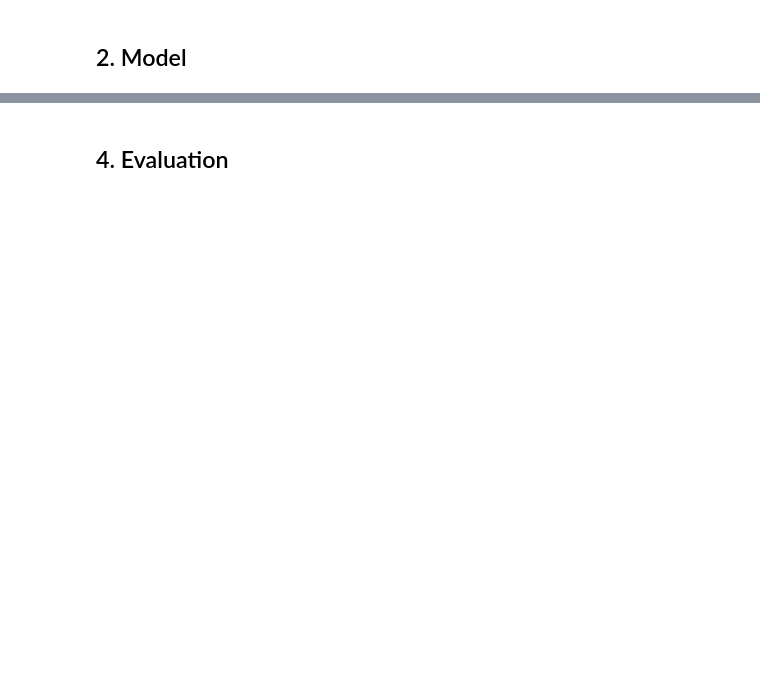
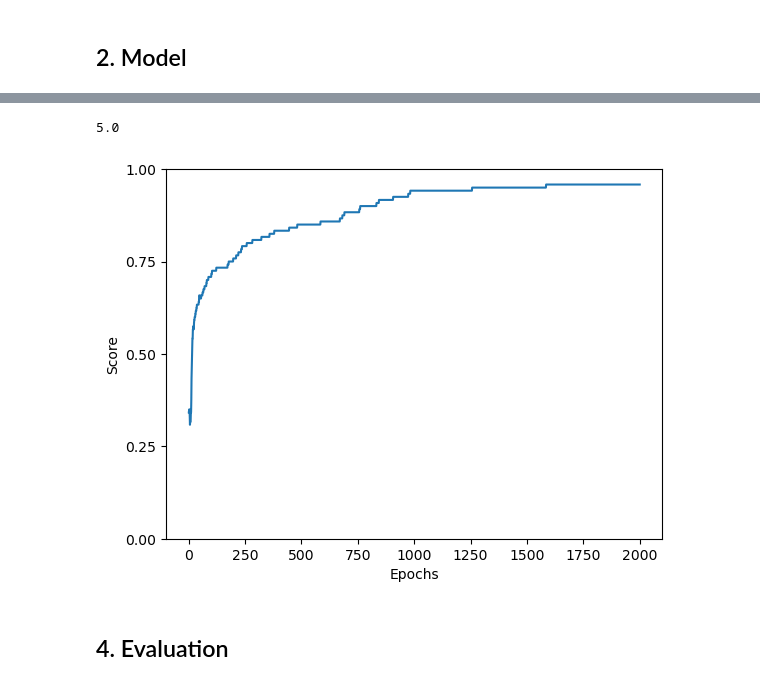
Before and after one commit to OmriGruman/intro-to-machine-learning, a Jupyter notebook: multiclass_logistic_regression/multiclass-logistic_regression.ipynb, the cells around one changed output, grey strips where cells are left out. Drawn from its saved outputs; the diff is of its cells as text; code cells hidden in the pictures; blank space fills up the shorter version.

Commit message:
Finish gradient + fit model on Iris dataset

```diff
--- a/multiclass_logistic_regression/multiclass-logistic_regression.ipynb
+++ b/multiclass_logistic_regression/multiclass-logistic_regression.ipynb
@@ -54,36 +213,45 @@ def sigmoid(z):
+# %%
+def softmax(X):
+    return np.exp(X) / np.exp(X).sum(axis=1, keepdims=True)
 # %%
 class LogisticRegression:
 
-    def fit(self, X, y, lr=1e-1, epochs=10):
+    def fit(self, X, y, lr=1e-2, epochs=1000):
+
+        # Dimentions
+        num_classes = len(np.unique(y))
+        num_samples, num_features = X.shape
 
         # Initialize random weights
-        self.weights = np.random.standard_normal(X.shape[1])
+        self.weights = normalize(np.random.standard_normal((num_features, num_classes)))
+        self.fit_scores = []
 
         # Start training our model
         for e in range(1, epochs + 1):
             print(f"--------------- epoch {e}/{epochs} ---------------")
 
+            # Create labels & logits matrices
+            logits = self.predict_proba(X)
+            one_hot_labels = np.zeros_like(logits)
+            one_hot_labels[np.arange(num_samples), y] = 1
+
             # Calculate gradient
-            gradient = np.zeros_like(self.weights)
-            for xi, yi in zip(X, y):
-                gradient += sigmoid(-yi * self.weights @ xi) * (-yi) * xi
+            gradient = X.T @ (logits - one_hot_labels) / num_samples
 
             # Update weights
             self.weights -= lr * gradient
 
-            print(f"  train score: {self.score(X, y)}")
+            self.fit_scores.append(self.score(X, y))
+            print(f"  train score: {self.fit_scores[-1]:.3f}")
 
         return self
 
     def predict_proba(self, X):
-        # Use sigmoid to estimate the probability of X being labeled as positive
-        return sigmoid(X @ self.weights)
+        return softmax(X @ self.weights)
 
     def predict(self, X, threshold=0.5):
-        # Predict the labels according to the threshold
-        return 2 * (self.predict_proba(X) >= threshold) - 1
+        return np.argmax(self.predict_proba(X), axis=1)
 
     def score(self, X, y):
-        # Calculating the accuracy score of our predictions
         return (self.predict(X) == y).sum() / len(y)
 # %% [markdown]
@@ -90,0 +259,2 @@ class LogisticRegression:
+# %%
+logreg = LogisticRegression().fit(X_train, y_train, lr=1e-2, epochs=2000)
@@ -91,2 +279,19 @@ class LogisticRegression:
+# %%
+(1 / 0.2)
+# %% [output]
+5.0
+# %%
+epochs = np.arange(1, len(logreg.fit_scores) + 1).tolist()
+e_step = 250
+s_step = 0.25
+
+plt.plot(epochs, logreg.fit_scores)
+plt.yticks(np.linspace(0, 1, int(1 / s_step) + 1))
+plt.xticks([0] + epochs[e_step - 1::e_step])
+plt.xlabel("Epochs")
+plt.ylabel("Score")
+plt.show()
+# %% [output]
+[figure, added]
 # %% [markdown]
 ## 4. Evaluation
```
Also changed, not shown: parts of 33 cells of this notebook.
